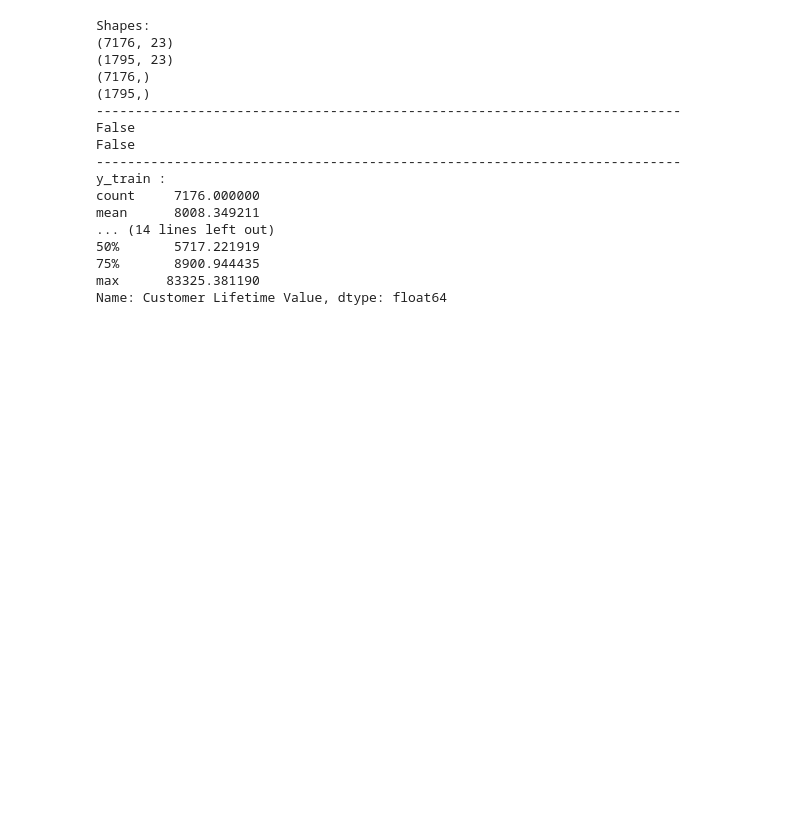
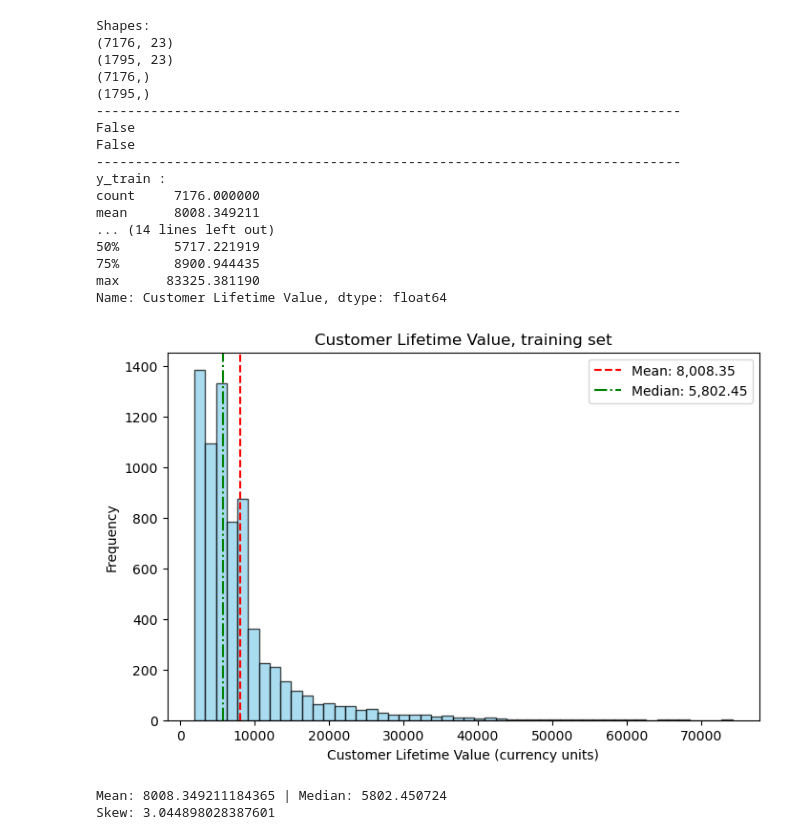
Before and after one commit to devloopcode/customer_lifetime_value_regression, a Jupyter notebook: customer_lifetime_value.ipynb, the cells around one changed output. Saved outputs shown, nothing was run; the diff lists cells and outputs as text; code cells hidden in the pictures; blank space fills up the shorter version.

Commit message:
EDA on training set

```diff
--- a/customer_lifetime_value.ipynb
+++ b/customer_lifetime_value.ipynb
@@ -263,3 +331,37 @@ mean      8008.349211
 75%       8900.944435
 max      83325.381190
 Name: Customer Lifetime Value, dtype: float64
+# %%
+# Initialize canvas for target variable distribution analysis
+plt.figure(figsize=(8, 5))
+
+# Plot histogram of Customer Lifetime Value (training set) across 50 bins
+# Use semi-transparency (alpha=0.7) and black edges for clear bin demarcation
+plt.hist(y_train, bins=50, color='skyblue', edgecolor='black', alpha=0.7)
+
+# Add clear chart annotations and axis labels with measurement units
+plt.title("Customer Lifetime Value, training set")
+plt.xlabel("Customer Lifetime Value (currency units)")
+plt.ylabel("Frequency")
+
+# Calculate parametric (mean) and non-parametric (median) central tendency metrics
+mean_val = y_train.mean()
+median_val = y_train.median()
+
+# Overlay reference lines to visualize distribution asymmetry and skewness
+# Mean > Median visually confirms a heavily right-skewed target distribution
+plt.axvline(mean_val, color='red', linestyle='--', linewidth=1.5, label=f'Mean: {mean_val:,.2f}')
+plt.axvline(median_val, color='green', linestyle='-.', linewidth=1.5, label=f'Median: {median_val:,.2f}')
+plt.legend()
+
+plt.show()
+# %% [output]
+[figure, added]
+# %%
+# Quantify central tendency and positive skewness of the target variable
+# Skewness ~2.97 indicates strong right skew (heavy positive tail of high-value policyholders)
+print("Mean:", y_train.mean(), "| Median:", y_train.median())
+print("Skew:", y_train.skew())
+# %% [output]
+Mean: 8008.349211184365 | Median: 5802.450724
+Skew: 3.044898028387601
```
Also changed, not shown: parts of 42 cells of this notebook, 1 other file.
